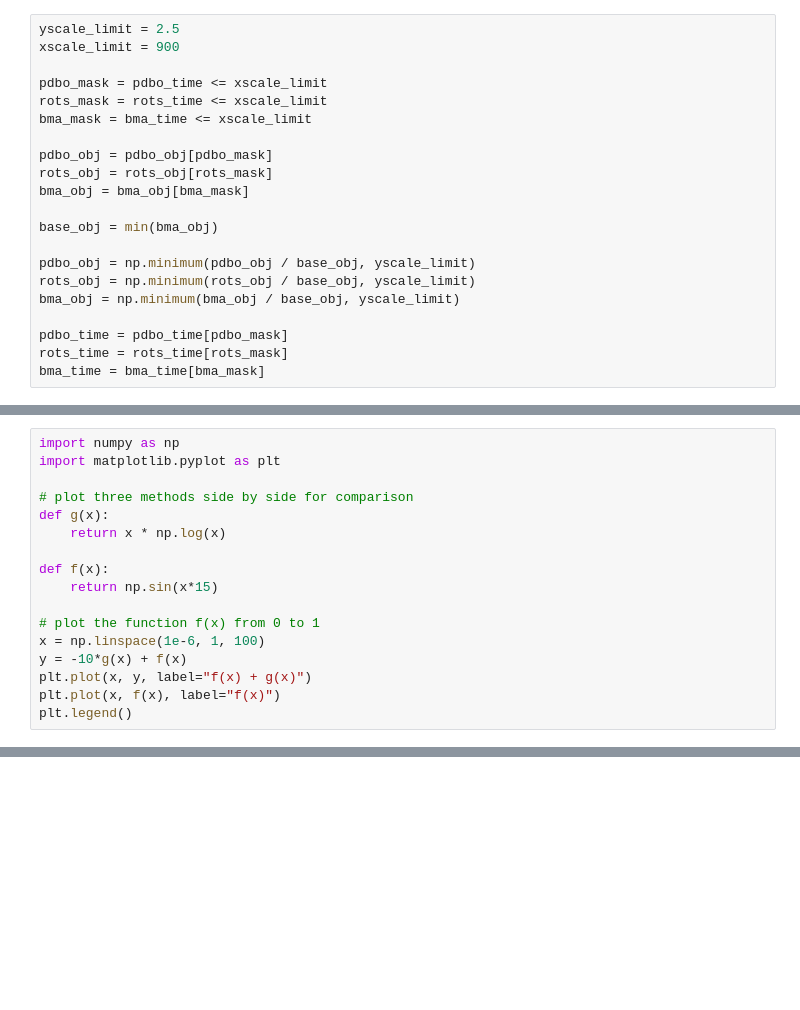
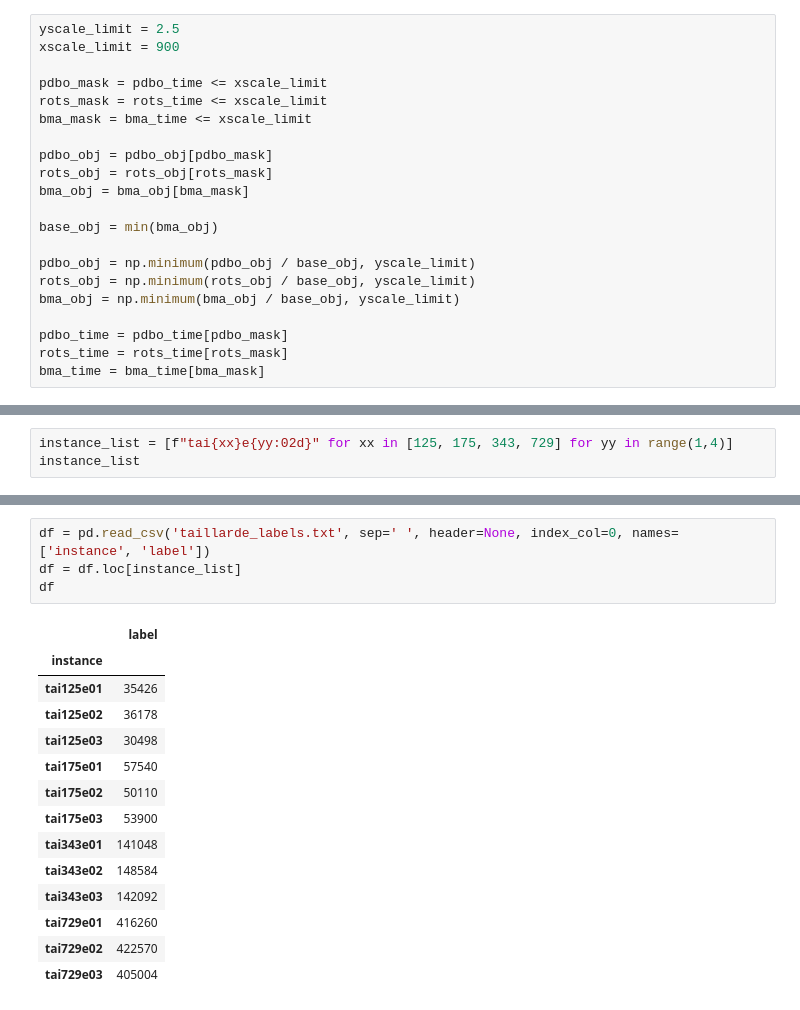
Before and after one commit to SSszyBill/QAPs, a Jupyter notebook: plot_improvement.ipynb, the cells around one changed output, grey strips where cells are left out. Drawn from its saved outputs; the diff is of its cells as text; blank space fills up the shorter version.

Commit message:
update plot improvement

```diff
--- a/plot_improvement.ipynb
+++ b/plot_improvement.ipynb
@@ -255,17 +296,0 @@ plt.show()
-# %%
-import numpy as np
-import matplotlib.pyplot as plt
-
-# plot three methods side by side for comparison
-def g(x):
-    return x * np.log(x)
-
-def f(x):
-    return np.sin(x*15)
-
-# plot the function f(x) from 0 to 1
-x = np.linspace(1e-6, 1, 100)
-y = -10*g(x) + f(x)
-plt.plot(x, y, label="f(x) + g(x)")
-plt.plot(x, f(x), label="f(x)")
-plt.legend()
@@ -274,0 +301,3 @@ plt.legend()
+# %%
+instance_list = [f"tai{xx}e{yy:02d}" for xx in [125, 175, 343, 729] for yy in range(1,4)]
+instance_list
@@ -274,0 +317,19 @@ plt.legend()
+# %%
+df = pd.read_csv('taillarde_labels.txt', sep=' ', header=None, index_col=0, names=['instance', 'label'])
+df = df.loc[instance_list]
+df
+# %% [output]
+|  | label |
+| instance |  |
+| tai125e01 | 35426 |
+| tai125e02 | 36178 |
+| tai125e03 | 30498 |
+| tai175e01 | 57540 |
+| tai175e02 | 50110 |
+| tai175e03 | 53900 |
+| tai343e01 | 141048 |
+| tai343e02 | 148584 |
+| tai343e03 | 142092 |
+| tai729e01 | 416260 |
+| tai729e02 | 422570 |
+| tai729e03 | 405004 |
```
Also changed, not shown: parts of 10 cells of this notebook.
